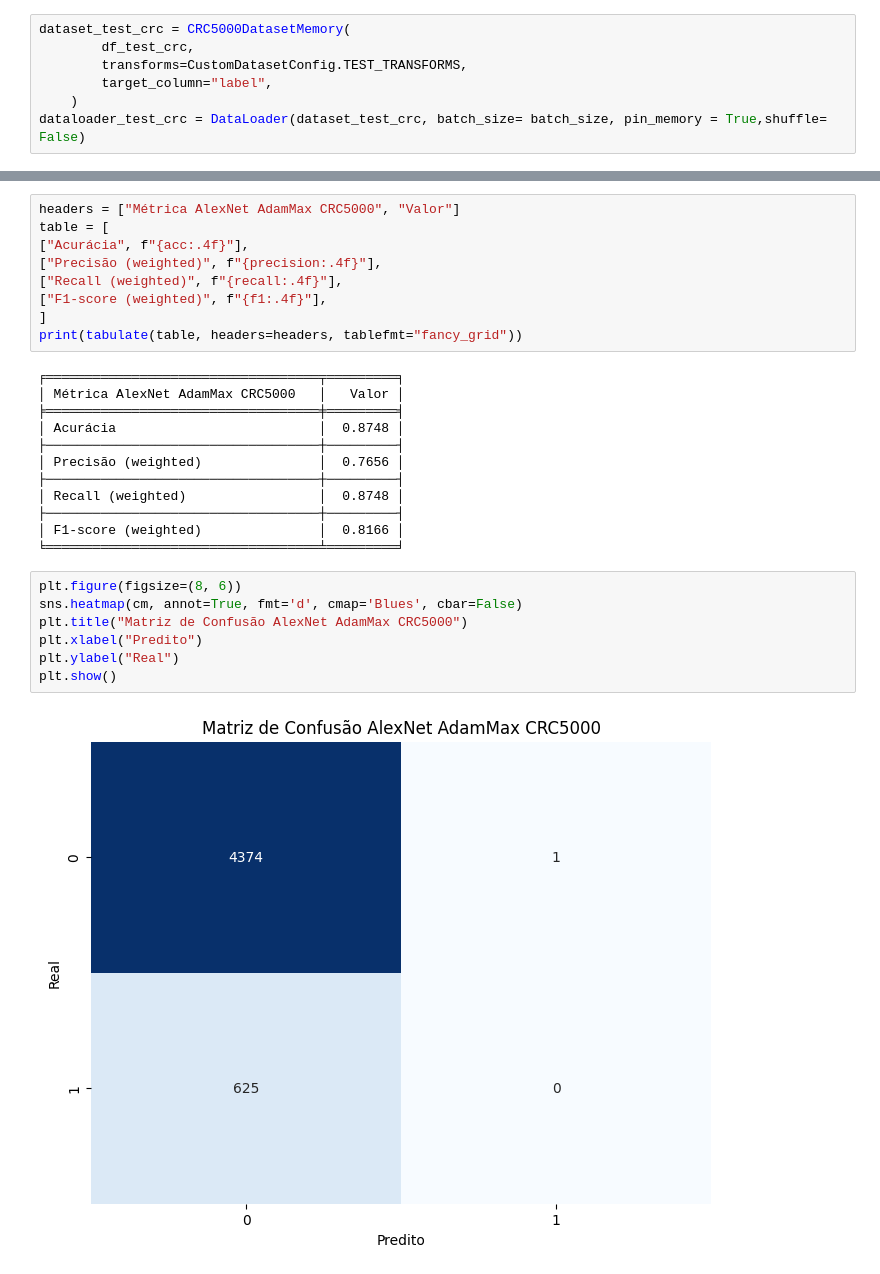
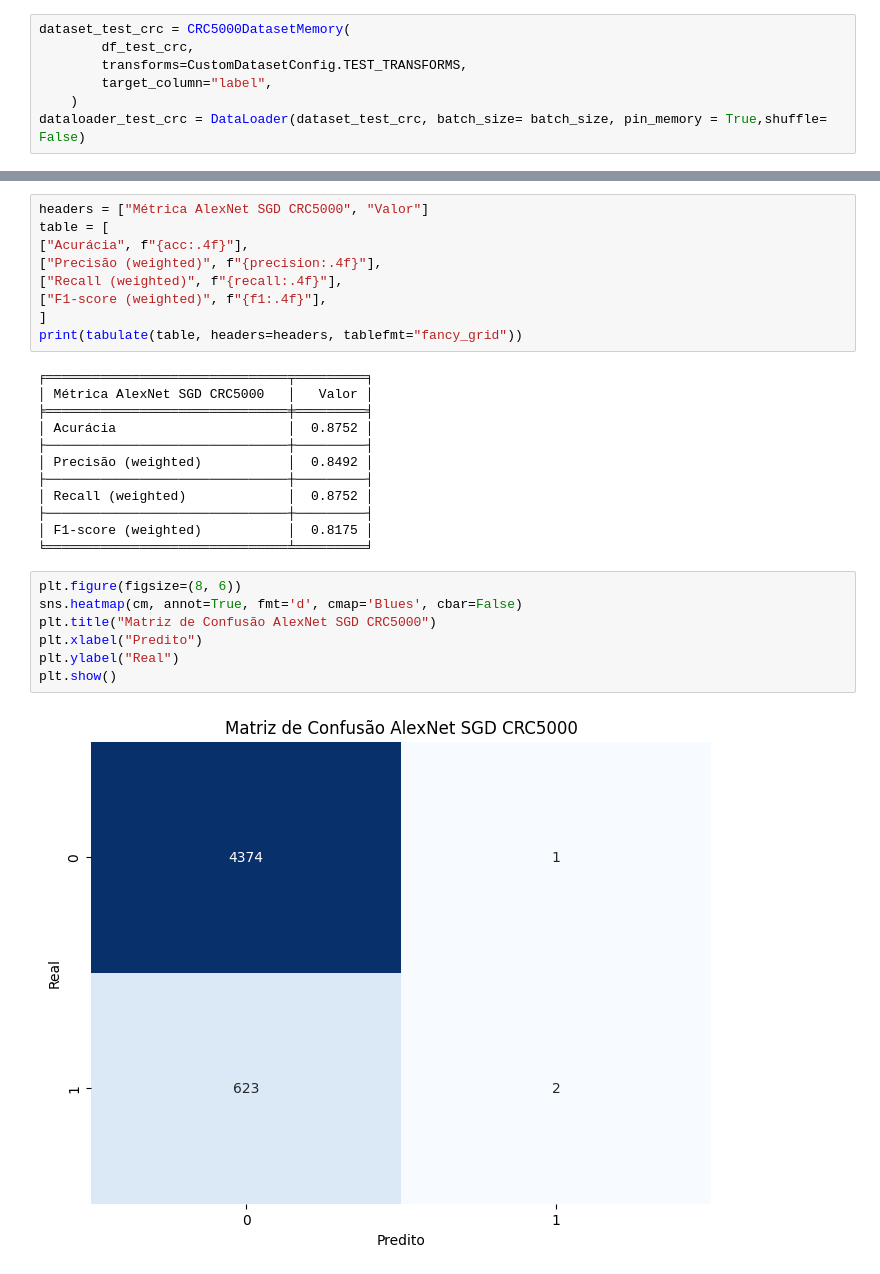
Before and after one commit to Leir-Cruz/machine-learning-colon-detection, a Jupyter notebook: notebooks/NCTCRCHE100K/SGD/normal/AlexNet.ipynb, the cells around one changed output, grey strips where cells are left out. Saved outputs shown, nothing was run; the diff lists cells and outputs as text.

```diff
--- a/notebooks/NCTCRCHE100K/SGD/normal/AlexNet.ipynb
+++ b/notebooks/NCTCRCHE100K/SGD/normal/AlexNet.ipynb
@@ -651,5 +649,5 @@ Matriz de Confusão:
 # %%
-headers = ["Métrica AlexNet AdamMax CRC5000", "Valor"]
+headers = ["Métrica AlexNet SGD CRC5000", "Valor"]
 table = [
 ["Acurácia", f"{acc:.4f}"],
 ["Precisão (weighted)", f"{precision:.4f}"],
@@ -658,23 +656,23 @@ table = [
 ]
 print(tabulate(table, headers=headers, tablefmt="fancy_grid"))
 # %% [output]
-╒═══════════════════════════════════╤═════════╕
-│ Métrica AlexNet AdamMax CRC5000   │   Valor │
-╞═══════════════════════════════════╪═════════╡
-│ Acurácia                          │  0.8748 │
-├───────────────────────────────────┼─────────┤
-│ Precisão (weighted)               │  0.7656 │
-├───────────────────────────────────┼─────────┤
-│ Recall (weighted)                 │  0.8748 │
-├───────────────────────────────────┼─────────┤
-│ F1-score (weighted)               │  0.8166 │
-╘═══════════════════════════════════╧═════════╛
+╒═══════════════════════════════╤═════════╕
+│ Métrica AlexNet SGD CRC5000   │   Valor │
+╞═══════════════════════════════╪═════════╡
+│ Acurácia                      │  0.8752 │
+├───────────────────────────────┼─────────┤
+│ Precisão (weighted)           │  0.8492 │
+├───────────────────────────────┼─────────┤
+│ Recall (weighted)             │  0.8752 │
+├───────────────────────────────┼─────────┤
+│ F1-score (weighted)           │  0.8175 │
+╘═══════════════════════════════╧═════════╛
 # %%
 plt.figure(figsize=(8, 6))
 sns.heatmap(cm, annot=True, fmt='d', cmap='Blues', cbar=False)
-plt.title("Matriz de Confusão AlexNet AdamMax CRC5000")
+plt.title("Matriz de Confusão AlexNet SGD CRC5000")
 plt.xlabel("Predito")
 plt.ylabel("Real")
 plt.show()
 # %% [output]
-[figure, old version]
+[figure, new version]
```
Also changed, not shown: parts of 12 cells of this notebook.
